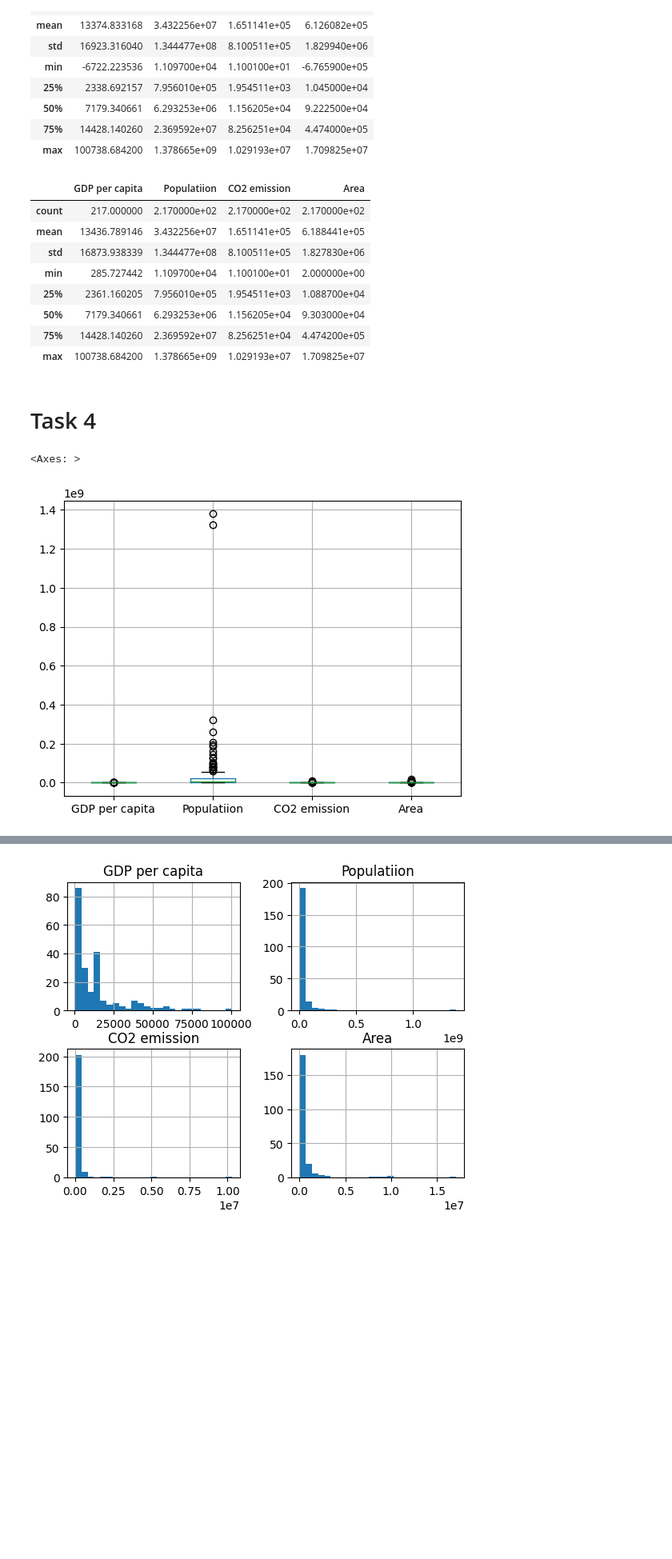
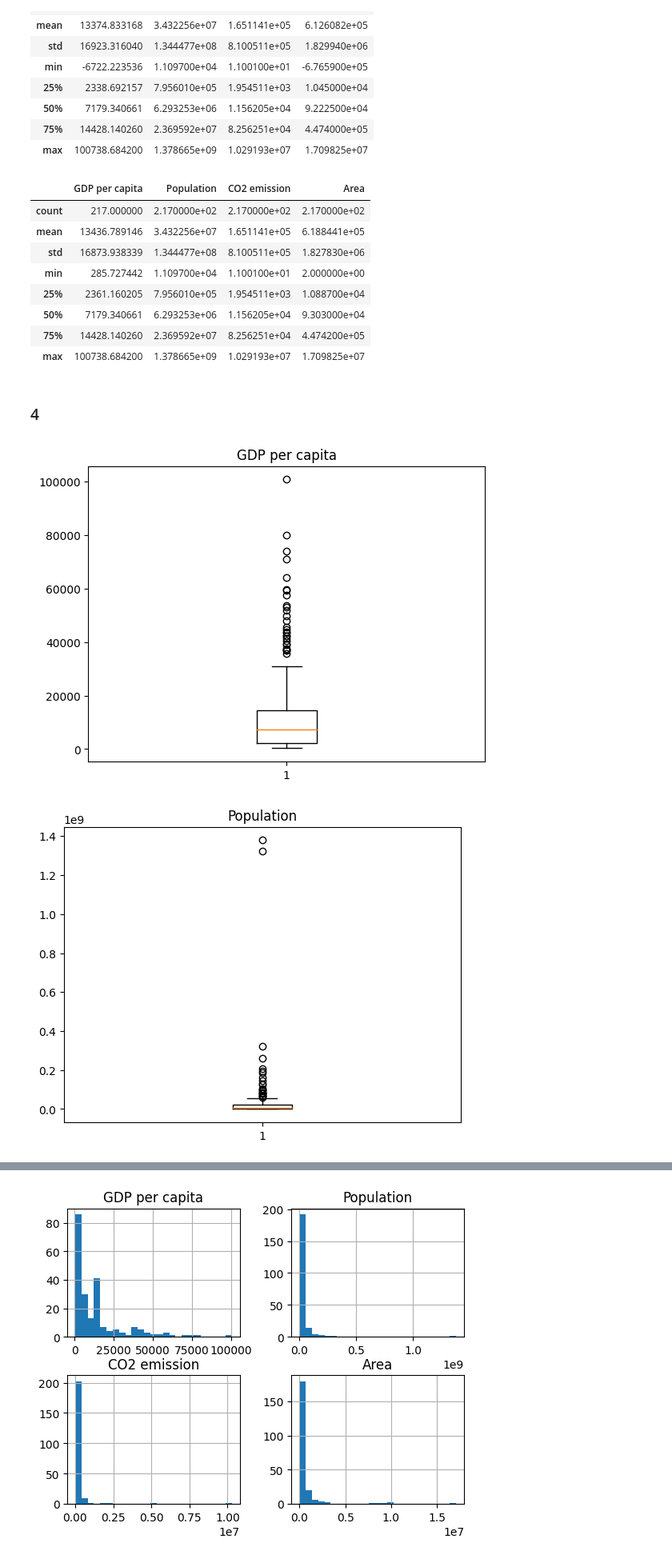
Before and after one commit to muratalkhadam/data-analysis, a Jupyter notebook: lab3/main.ipynb, the cells around one changed output, grey strips where cells are left out. Shown: that part at 80% size. Drawn from its saved outputs; the diff is of its cells as text; code cells hidden in the pictures; blank space fills up the shorter version.

```diff
--- a/lab3/main.ipynb
+++ b/lab3/main.ipynb
@@ -90,10 +91,11 @@ dataset.describe()
 | 75% | 14428.140260 | 2.369592e+07 | 8.256251e+04 | 4.474000e+05 |
 | max | 100738.684200 | 1.378665e+09 | 1.029193e+07 | 1.709825e+07 |
 # %%
+dataset = dataset.rename(columns={'Populatiion': 'Population'})
 dataset['GDP per capita'], dataset['Area'] = dataset['GDP per capita'].abs(), dataset['Area'].abs()
 dataset.describe()
 # %% [output]
-|  | GDP per capita | Populatiion | CO2 emission | Area |
+|  | GDP per capita | Population | CO2 emission | Area |
 | count | 217.000000 | 2.170000e+02 | 2.170000e+02 | 2.170000e+02 |
 | mean | 13436.789146 | 3.432256e+07 | 1.651141e+05 | 6.188441e+05 |
 | std | 16873.938339 | 1.344477e+08 | 8.100511e+05 | 1.827830e+06 |
@@ -103,11 +105,15 @@ dataset.describe()
 | 75% | 14428.140260 | 2.369592e+07 | 8.256251e+04 | 4.474200e+05 |
 | max | 100738.684200 | 1.378665e+09 | 1.029193e+07 | 1.709825e+07 |
 # %% [markdown]
-# Task 4
+### 4
 # %%
 import matplotlib.pyplot as plt
 
-dataset.boxplot()
+for column in dataset.columns:
+    if dataset[column].dtype == float:
+        plt.figure()
+        plt.title(column)
+        plt.boxplot(dataset[column])
 # %% [output]
-<Axes: >
-[figure, old version]
+[figure, new version]
+[figure, added]
```
Also changed, not shown: parts of 24 cells of this notebook.
